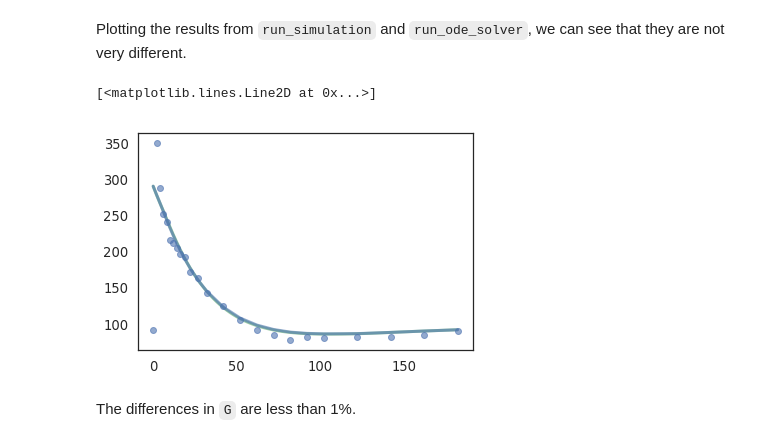
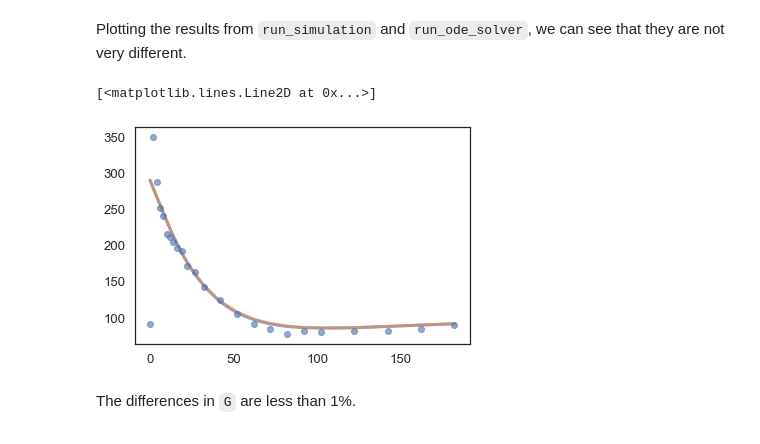
Before and after one commit to AllenDowney/ModSimPy, a Jupyter notebook: code/soln/chap18soln.ipynb, the cells around one changed output. Cells and saved outputs as stored; diff of their text form; code cells hidden in the pictures.

```diff
--- a/code/soln/chap18soln.ipynb
+++ b/code/soln/chap18soln.ipynb
@@ -196,12 +199,12 @@ results2
 # %% [markdown]
 Plotting the results from `run_simulation` and `run_ode_solver`, we can see that they are not very different.
 # %%
-plot(results.G, 'g-')
-plot(results2.G, 'b-')
+plot(results.G, '-')
+plot(results2.G, '-')
 plot(data.glucose, 'bo')
 # %% [output]
 [<matplotlib.lines.Line2D at 0x...>]
-[figure, old version]
+[figure, new version]
 # %% [markdown]
 The differences in `G` are less than 1%.
 # %%
```
Also changed, not shown: parts of 22 cells of this notebook, 26 other files.
